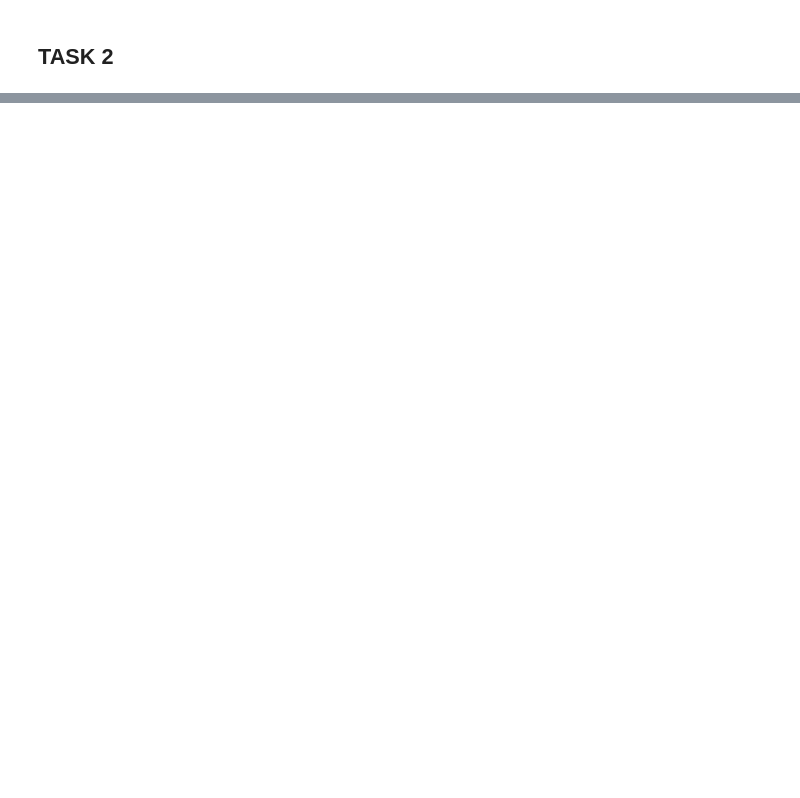
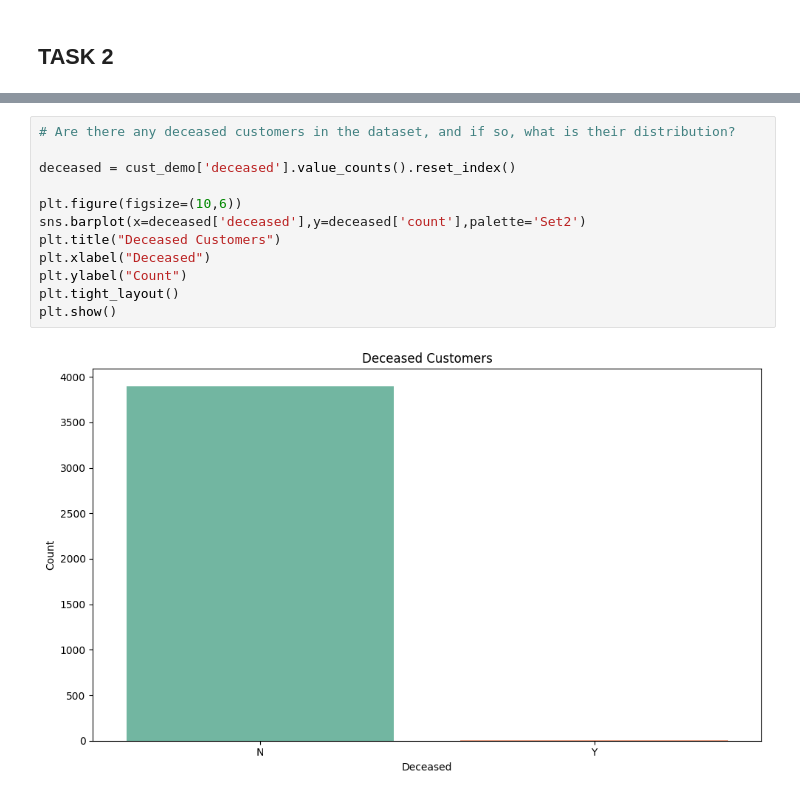
Before and after one commit to ilovedata6/SprocketCentral, a Jupyter notebook: analysis.ipynb, the cells around one changed output, grey strips where cells are left out. Drawn from its saved outputs; the diff is of its cells as text; blank space fills up the shorter version.

```diff
--- a/analysis.ipynb
+++ b/analysis.ipynb
@@ -361,0 +409,14 @@ transactions.shape
+# %%
+# Are there any deceased customers in the dataset, and if so, what is their distribution?
+
+deceased = cust_demo['deceased'].value_counts().reset_index()
+
+plt.figure(figsize=(10,6))
+sns.barplot(x=deceased['deceased'],y=deceased['count'],palette='Set2')
+plt.title("Deceased Customers")
+plt.xlabel("Deceased")
+plt.ylabel("Count")
+plt.tight_layout()
+plt.show()
+# %% [output]
+[figure, added]
```
Also changed, not shown: parts of 44 cells of this notebook.
